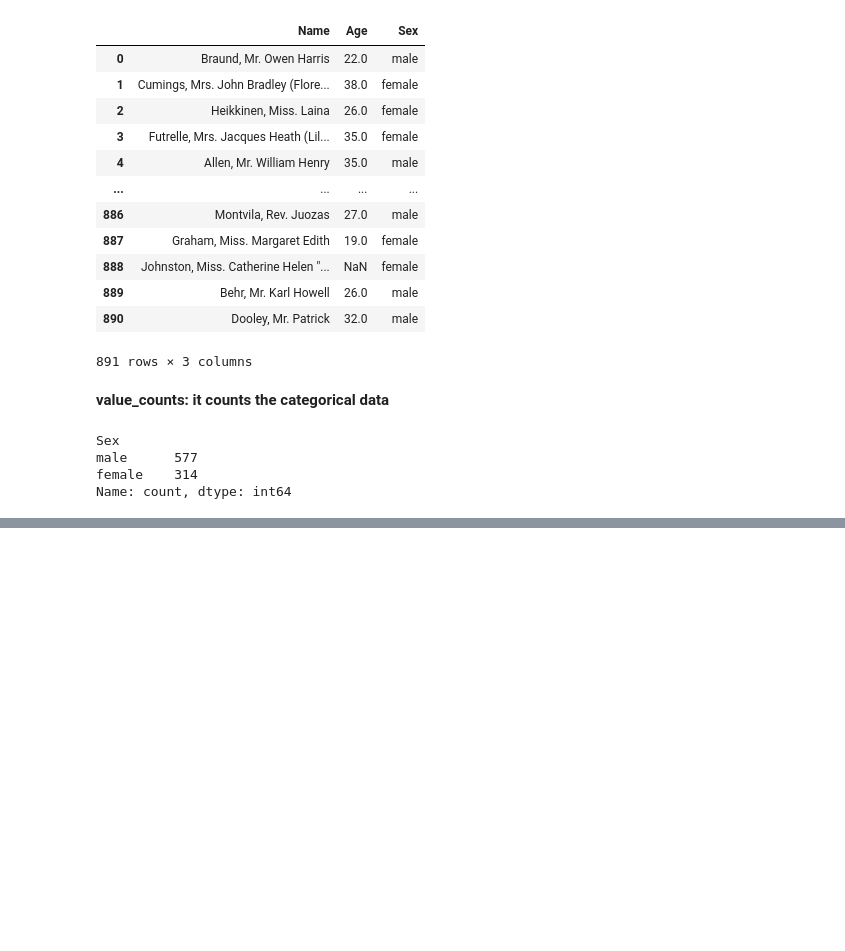
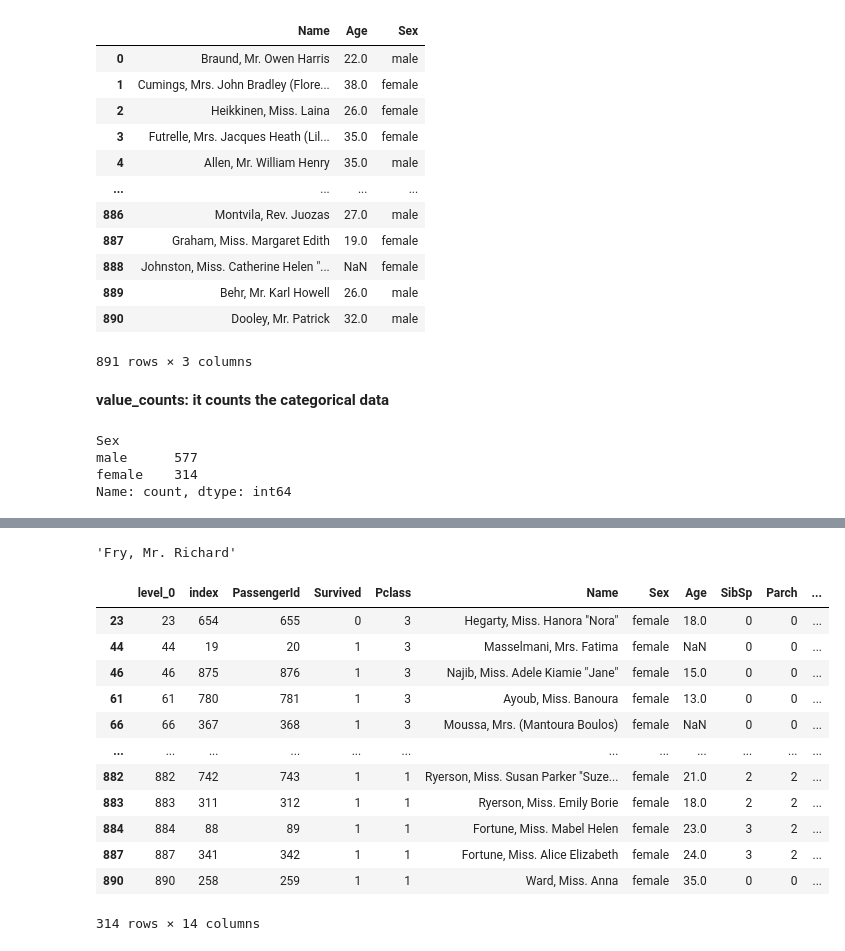
Before and after one commit to faheembashir/Analytics, a Jupyter notebook: Pandas/index.ipynb, the cells around one changed output, grey strips where cells are left out. Saved outputs shown, nothing was run; the diff lists cells and outputs as text; code cells hidden in the pictures; blank space fills up the shorter version.

```diff
--- a/Pandas/index.ipynb
+++ b/Pandas/index.ipynb
@@ -207,0 +286,4 @@ Name: count, dtype: int64
+# %%
+RealData.loc[815,"Name"]
+# %% [output]
+'Fry, Mr. Richard'
@@ -207,0 +292,21 @@ Name: count, dtype: int64
+# %%
+femaleData=RealData[
+    (RealData["Sex"]=="female")&
+    (RealData["Survived"]==1)&
+    (RealData["Age"]<18)
+]
+femaleData
+# %% [output]
+|  | level_0 | index | PassengerId | Survived | Pclass | Name | Sex | Age | SibSp | Parch | ... |
+| 23 | 23 | 654 | 655 | 0 | 3 | Hegarty, Miss. Hanora "Nora" | female | 18.0 | 0 | 0 | ... |
+| 44 | 44 | 19 | 20 | 1 | 3 | Masselmani, Mrs. Fatima | female | NaN | 0 | 0 | ... |
+| 46 | 46 | 875 | 876 | 1 | 3 | Najib, Miss. Adele Kiamie "Jane" | female | 15.0 | 0 | 0 | ... |
+| 61 | 61 | 780 | 781 | 1 | 3 | Ayoub, Miss. Banoura | female | 13.0 | 0 | 0 | ... |
+| 66 | 66 | 367 | 368 | 1 | 3 | Moussa, Mrs. (Mantoura Boulos) | female | NaN | 0 | 0 | ... |
+| ... | ... | ... | ... | ... | ... | ... | ... | ... | ... | ... | ... |
+| 882 | 882 | 742 | 743 | 1 | 1 | Ryerson, Miss. Susan Parker "Suze... | female | 21.0 | 2 | 2 | ... |
+| 883 | 883 | 311 | 312 | 1 | 1 | Ryerson, Miss. Emily Borie | female | 18.0 | 2 | 2 | ... |
+| 884 | 884 | 88 | 89 | 1 | 1 | Fortune, Miss. Mabel Helen | female | 23.0 | 3 | 2 | ... |
+| 887 | 887 | 341 | 342 | 1 | 1 | Fortune, Miss. Alice Elizabeth | female | 24.0 | 3 | 2 | ... |
+| 890 | 890 | 258 | 259 | 1 | 1 | Ward, Miss. Anna | female | 35.0 | 0 | 0 | ... |
+314 rows × 14 columns
```
Also changed, not shown: parts of 19 cells of this notebook, 1 other file.
